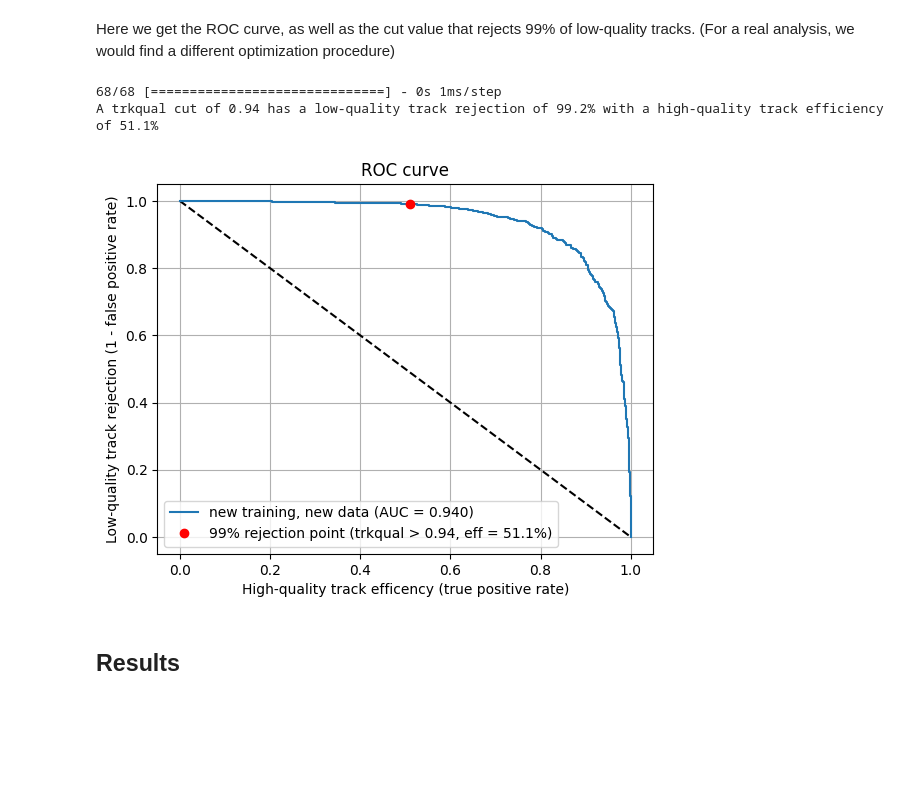
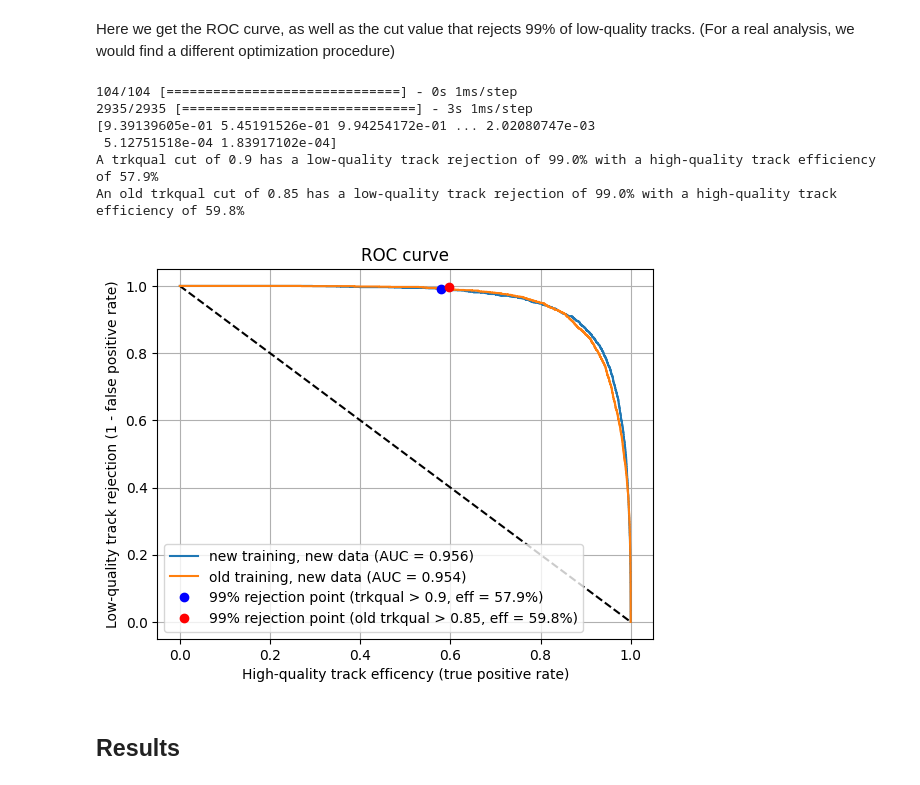
Before and after one commit to AndrewEdmonds11/TrkQual, a Jupyter notebook: TrkQualTrain.ipynb, the cells around one changed output. Saved outputs shown, nothing was run; the diff lists cells and outputs as text; code cells hidden in the pictures; blank space fills up the shorter version.

```diff
--- a/TrkQualTrain.ipynb
+++ b/TrkQualTrain.ipynb
@@ -9,7 +9,8 @@ Here are some common parameters that a new user may want to change
 # %%
 # User-defined parameters
 output_modelname = 'trkqual.h5'
-training_dataset_filename = "data/tka.mu2e.CeEndpointMix2BBSignal.MDC2020w_perfect_v1_0.root"
+#training_dataset_filename = "data/tka.mu2e.CeEndpointMix2BBSignal.MDC2020w_perfect_v1_0.root"
+training_dataset_filename = "data/tka.brownd.CeEndpointMix1BBSignal_wTrkQual.MDC2020z.root"
 training_dataset_treename = "TrkAnaNeg/trkana"
 # %%
 import uproot
@@ -51,3 +43,19 @@ def cut_branch(array, var, batch):
+# %%
+def add_useful_columns(batch):
+    # Calculate magnitude of the momenta
+    batch['demfit.mom'] = (batch['demfit.mom.fCoordinates.fX']**2 + batch['demfit.mom.fCoordinates.fY']**2 + batch['demfit.mom.fCoordinates.fZ']**2)**0.5
+    batch['demmcvd.mom'] = (batch['demmcvd.mom.fCoordinates.fX']**2 + batch['demmcvd.mom.fCoordinates.fY']**2 + batch['demmcvd.mom.fCoordinates.fZ']**2)**0.5
+
+    # For masks
+    # since the fit results are a subarray, we need to make sure that we have information at the tracker entrance (sid=0)
+    batch['has_ent_fit'] = ak.flatten(ak.any(batch['demfit.sid'] == 0, axis=-1, keepdims=True))
+    batch['has_ent_mc'] = ak.flatten(ak.any(batch['demmcvd.sid']==0, axis=-1, keepdims=True))
+    batch['ent_fit_is_highmom'] = ak.flatten(ak.any( (batch['demfit.mom']>80) & (batch['demfit.sid']==0), axis=-1, keepdims=True))
+
+    # For training features
+    batch['dem.factive'] = batch['dem.nactive'] / batch['dem.nhits']
+    batch['dem.fambig'] = batch['dem.nnullambig'] / batch['dem.nactive']
+    batch['dem.fstraws'] = batch['dem.nmatactive'] / batch['dem.nactive']
 # %% [markdown]
 ### plot_loss
 
@@ -280,39 +301,65 @@ Here we get the ROC curve, as well as the cut value that rejects 99% of low-qual
 # %%
 from sklearn.metrics import roc_curve
 y_pred_keras = model.predict(x_balanced_input).ravel()
-fpr_keras, tpr_keras, thresholds_keras = roc_curve(y_balanced_input, y_pred_keras, pos_label=1)
-#print(thresholds_keras)
+#fpr_keras, tpr_keras, thresholds_keras = roc_curve(y_balanced_input, y_pred_keras, pos_label=1)
+y_full_input_dataset = np.concatenate((np.ones(input_dataset[high_qual].shape[0]), np.zeros(input_dataset[low_qual].shape[0])))
+x_full_input_dataset = np.concatenate((input_dataset[high_qual], input_dataset[low_qual]))
+y_full_pred_keras = model.predict(x_full_input_dataset).ravel()
+fpr_keras, tpr_keras, thresholds_keras = roc_curve(y_full_input_dataset, y_full_pred_keras, pos_label=1)
+y_full_old_trkqual = np.concatenate((old_trkqual[high_qual], old_trkqual[low_qual]))
+print(y_full_old_trkqual)
+fpr_old, tpr_old, thresholds_old = roc_curve(y_full_input_dataset, y_full_old_trkqual, pos_label=1)
 
 from sklearn.metrics import auc
 auc_keras = auc(fpr_keras, tpr_keras)
+auc_old = auc(fpr_old, tpr_old)
 
 cut_val_index=0
 for i_point in range(0, len(fpr_keras)):
     if 1-fpr_keras[i_point]<0.99:
         cut_val_index=i_point-1
+        break
+
+old_cut_val_index=0
+for i_point in range(0, len(fpr_old)):
+    if 1-fpr_old[i_point]<0.99:
+        old_cut_val_index=i_point-1
         break
 
 trkqual_cut=(round(thresholds_keras[cut_val_index], 2))
 bkg_rej = 1-fpr_keras[cut_val_index]
 sig_eff = tpr_keras[cut_val_index]
 print("A trkqual cut of "+str(trkqual_cut)
       +" has a low-quality track rejection of "+str(round(bkg_rej*100,1))
       +"% with a high-quality track efficiency of "+str(round(sig_eff*100,1))+"%")
 
+old_trkqual_cut=(round(thresholds_old[old_cut_val_index], 2))
+old_bkg_rej = 1-fpr_old[old_cut_val_index]
+old_sig_eff = tpr_old[old_cut_val_index]
+print("An old trkqual cut of "+str(old_trkqual_cut)
+      +" has a low-quality track rejection of "+str(round(old_bkg_rej*100,1))
+      +"% with a high-quality track efficiency of "+str(round(old_sig_eff*100,1))+"%")
+
 plt.figure(1)
 plt.plot([0, 1], [1, 0], 'k--')
 plt.plot(tpr_keras, 1-fpr_keras, label='new training, new data (AUC = {:.3f})'.format(auc_keras))
+plt.plot(tpr_old, 1-fpr_old, label='old training, new data (AUC = {:.3f})'.format(auc_old))
 plt.xlabel('High-quality track efficency (true positive rate)')
 plt.ylabel('Low-quality track rejection (1 - false positive rate)')
-plt.plot(tpr_keras[i_point], 1-fpr_keras[i_point], 'ro', label='99% rejection point (trkqual > '+str(trkqual_cut)+', eff = '+str(round(sig_eff*100,1))+'%)')
+plt.plot(tpr_keras[cut_val_index], 1-fpr_keras[cut_val_index], 'bo', label='99% rejection point (trkqual > '+str(trkqual_cut)+', eff = '+str(round(sig_eff*100,1))+'%)')
+plt.plot(tpr_old[old_cut_val_index], 1-fpr_keras[old_cut_val_index], 'ro', label='99% rejection point (old trkqual > '+str(old_trkqual_cut)+', eff = '+str(round(old_sig_eff*100,1))+'%)')
 plt.title('ROC curve')
 plt.legend(loc='best')
 plt.grid(True)
 plt.show()
 # %% [output]
-68/68 [==============================] - 0s 1ms/step
-A trkqual cut of 0.94 has a low-quality track rejection of 99.2% with a high-quality track efficiency of 51.1%
+104/104 [==============================] - 0s 1ms/step
+2935/2935 [==============================] - 3s 1ms/step
+[9.39139605e-01 5.45191526e-01 9.94254172e-01 ... 2.02080747e-03
+ 5.12751518e-04 1.83917102e-04]
+A trkqual cut of 0.9 has a low-quality track rejection of 99.0% with a high-quality track efficiency of 57.9%
+An old trkqual cut of 0.85 has a low-quality track rejection of 99.0% with a high-quality track efficiency of 59.8%
-[figure, old version]
+[figure, new version]
 # %% [markdown]
 ## Results
 # %% [markdown]
```
Also changed, not shown: parts of 22 cells of this notebook, 2 other files.
